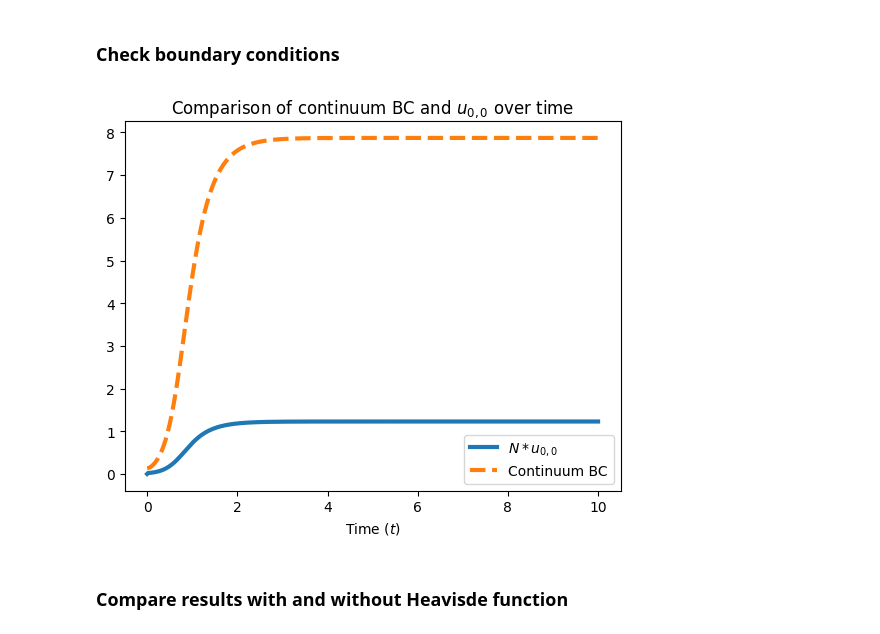
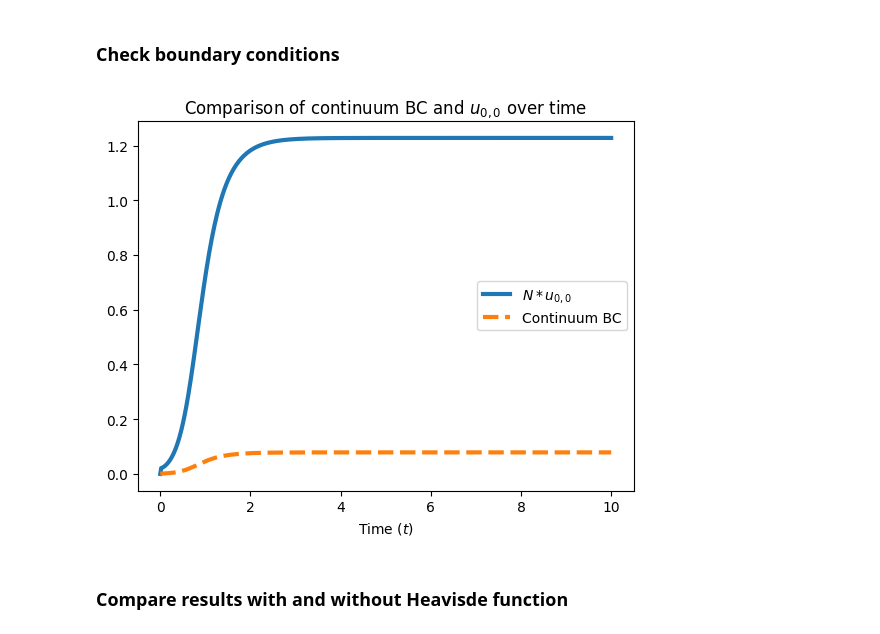
Before and after one commit to eleonoraagostinelli/VolumeFilling-Multiscale-Model, a Jupyter notebook: Discrete_SpaceStructure_Solver.ipynb, the cells around one changed output. Drawn from its saved outputs; the diff is of its cells as text; code cells hidden in the pictures.

Commit message:
plots

```diff
--- a/Discrete_SpaceStructure_Solver.ipynb
+++ b/Discrete_SpaceStructure_Solver.ipynb
@@ -284,20 +281,20 @@ plt.show()
 # %%
 # Compute the continuum BC
 VLt = model.compute_VL(U)
 gt = p.sigma_b + p.sigma_max * VLt / (1.0 + VLt)
 continuum_BC = gt / (p.kplus * model.n_decay[0])
 
 # Plot evolution of u_{0,0} compared to the evolution of the continuum BC
 plt.plot(sol.t, p.N  * U[:, 0, 0], label="$N * u_{0,0}$", linewidth=3)
-plt.plot(sol.t, p.M * continuum_BC, label="Continuum BC", linewidth=3, linestyle='--')
+plt.plot(sol.t, continuum_BC, label="Continuum BC", linewidth=3, linestyle='--')
 
 plt.title("Comparison of continuum BC and $u_{0,0}$ over time")
 plt.xlabel("Time ($t$)")
 
 plt.legend()
 plt.show()
 # %% [output]
-[figure, old version]
+[figure, new version]
 # %% [markdown]
 ### Compare results with and without Heavisde function
 # %%
```
Also changed, not shown: parts of 2 cells of this notebook.
